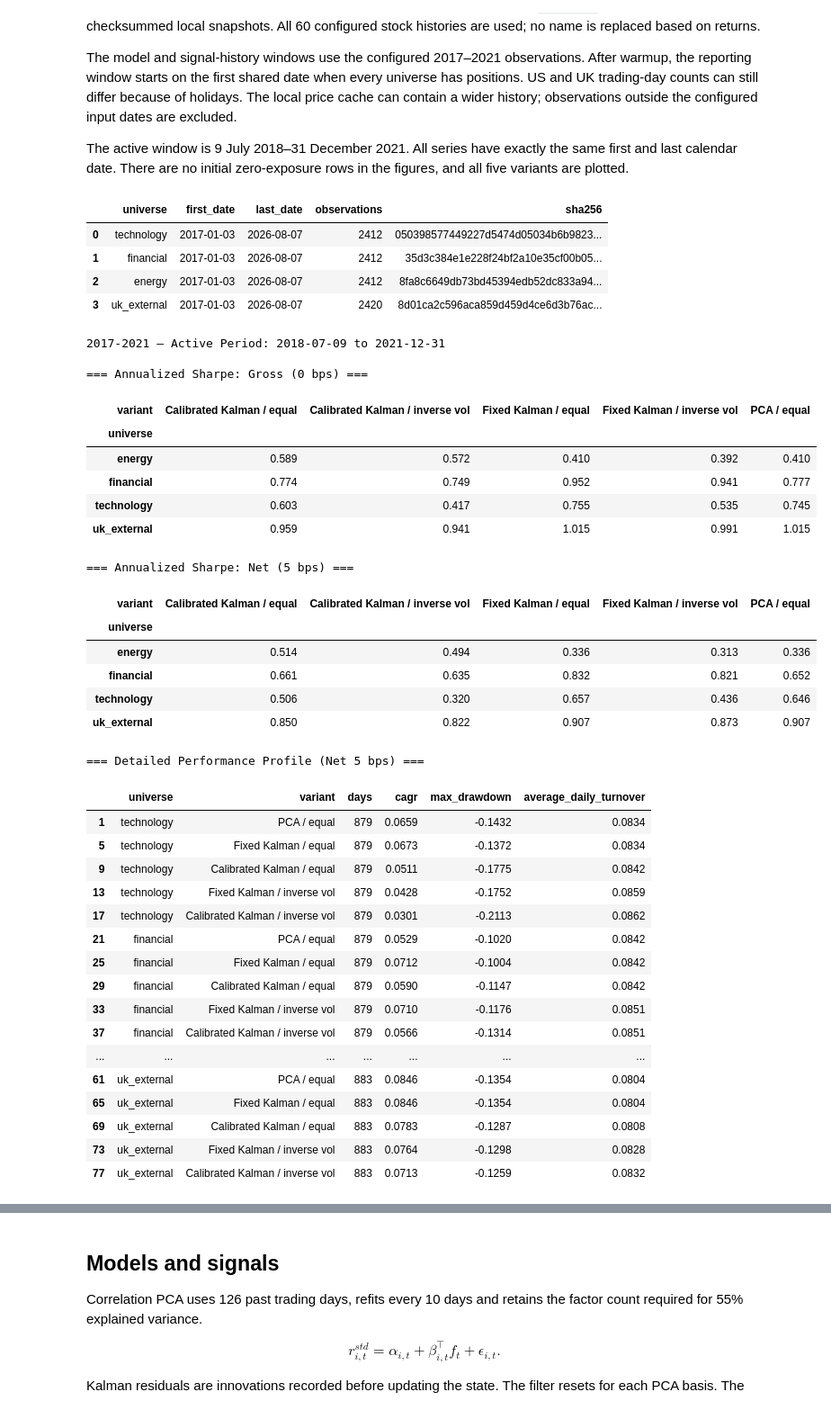
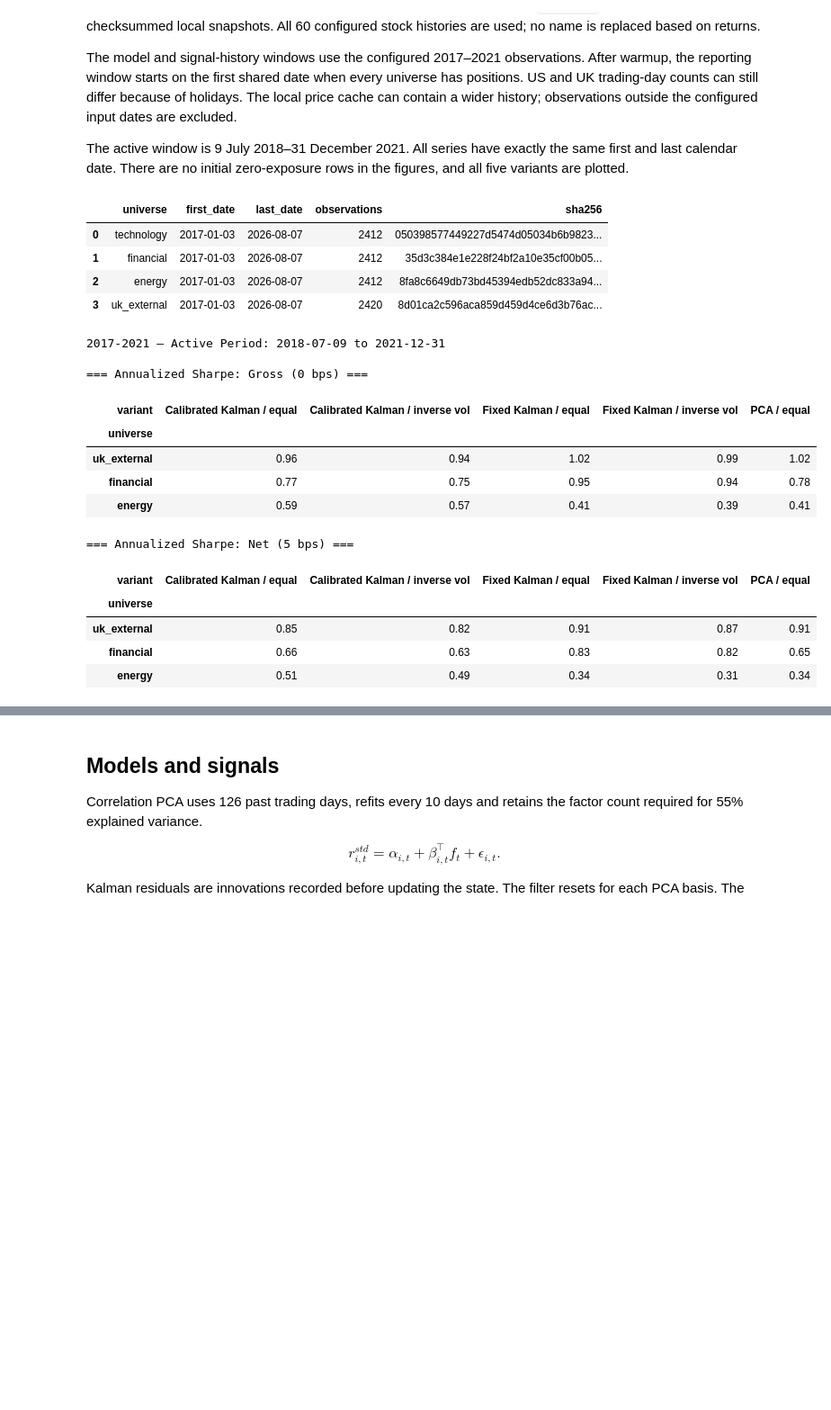
Before and after one commit to Juliansaiani/pca-kalman-stat-arb, a Jupyter notebook: notebooks/research.ipynb, the cells around one changed output, grey strips where cells are left out. Shown at 90% size. Saved outputs shown, nothing was run; the diff lists cells and outputs as text; code cells hidden in the pictures; blank space fills up the shorter version.

Commit message:
Docs: Feature Gross Sharpe table with UK Equities first, streamline tables and notebook

```diff
--- a/notebooks/research.ipynb
+++ b/notebooks/research.ipynb
@@ -7,12 +7,15 @@ from pathlib import Path
 import pandas as pd
 from IPython.display import display, Image
 from equity_stat_arb.period_comparison import run
-ROOT = next(p for p in (Path.cwd(), *Path.cwd().parents) if (p / "src/equity_stat_arb").exists())
+candidates = [Path.cwd(), *Path.cwd().parents]
+ROOT = next((p for p in candidates if (p / 'src/equity_stat_arb').exists()), None)
+if ROOT is None:
+    ROOT = next(p / 'pca-kalman-stat-arb' for p in candidates if (p / 'pca-kalman-stat-arb/src/equity_stat_arb').exists())
 manifest = run(ROOT)
-OUTPUT = ROOT / "artifacts/period_comparison"
-metrics = pd.read_csv(OUTPUT / "metrics.csv")
-daily = pd.read_parquet(OUTPUT / "daily_returns.parquet")
-display(pd.DataFrame(manifest["samples"]))
+OUTPUT = ROOT / 'artifacts/period_comparison'
+metrics = pd.read_csv(OUTPUT / 'metrics.csv')
+daily = pd.read_parquet(OUTPUT / 'daily_returns.parquet')
+display(pd.DataFrame(manifest['samples']))
 # %% [output]
 Evaluating 2017-2021: technology
 Evaluating 2017-2021: financial
@@ -44,66 +47,46 @@ The active window is 9 July 2018–31 December 2021. All series have exactly the
 # %%
 display(pd.DataFrame(manifest["prices"])[["universe", "first_date", "last_date", "observations", "sha256"]])
 
 gross = metrics[metrics.cost_bps == 0]
 net_5 = metrics[metrics.cost_bps == 5]
 
 for sample in manifest["samples"]:
     name = sample["sample"]
     print(name, "— Active Period:", sample["start"], "to", sample["end"])
     print("\n=== Annualized Sharpe: Gross (0 bps) ===")
     g_sub = gross[gross["sample"] == name]
-    display(g_sub.pivot(index="universe", columns="variant", values="sharpe").round(3))
+    g_pivot = g_sub.pivot(index="universe", columns="variant", values="sharpe").round(2)
+    order = [u for u in ["uk_external", "financial", "energy"] if u in g_pivot.index]
+    display(g_pivot.loc[order])
 
     print("\n=== Annualized Sharpe: Net (5 bps) ===")
     n_sub = net_5[net_5["sample"] == name]
-    display(n_sub.pivot(index="universe", columns="variant", values="sharpe").round(3))
-
-    print("\n=== Detailed Performance Profile (Net 5 bps) ===")
-    display(n_sub[["universe", "variant", "days", "cagr", "max_drawdown", "average_daily_turnover"]].round(4))
+    n_pivot = n_sub.pivot(index="universe", columns="variant", values="sharpe").round(2)
+    display(n_pivot.loc[order])
 
     display(Image(filename=str(OUTPUT / (name + ".png"))))
     if (ROOT / "artifacts/gross_vs_net.png").exists():
         display(Image(filename=str(ROOT / "artifacts/gross_vs_net.png")))
 # %% [output]
 |  | universe | first_date | last_date | observations | sha256 |
 | 0 | technology | 2017-01-03 | 2026-08-07 | 2412 | 050398577449227d5474d05034b6b9823... |
 | 1 | financial | 2017-01-03 | 2026-08-07 | 2412 | 35d3c384e1e228f24bf2a10e35cf00b05... |
 | 2 | energy | 2017-01-03 | 2026-08-07 | 2412 | 8fa8c6649db73bd45394edb52dc833a94... |
 | 3 | uk_external | 2017-01-03 | 2026-08-07 | 2420 | 8d01ca2c596aca859d459d4ce6d3b76ac... |
 2017-2021 — Active Period: 2018-07-09 to 2021-12-31
 
 === Annualized Sharpe: Gross (0 bps) ===
 | variant | Calibrated Kalman / equal | Calibrated Kalman / inverse vol | Fixed Kalman / equal | Fixed Kalman / inverse vol | PCA / equal |
 | universe |  |  |  |  |  |
-| energy | 0.589 | 0.572 | 0.410 | 0.392 | 0.410 |
-| financial | 0.774 | 0.749 | 0.952 | 0.941 | 0.777 |
-| technology | 0.603 | 0.417 | 0.755 | 0.535 | 0.745 |
-| uk_external | 0.959 | 0.941 | 1.015 | 0.991 | 1.015 |
+| uk_external | 0.96 | 0.94 | 1.02 | 0.99 | 1.02 |
+| financial | 0.77 | 0.75 | 0.95 | 0.94 | 0.78 |
+| energy | 0.59 | 0.57 | 0.41 | 0.39 | 0.41 |
 === Annualized Sharpe: Net (5 bps) ===
 | variant | Calibrated Kalman / equal | Calibrated Kalman / inverse vol | Fixed Kalman / equal | Fixed Kalman / inverse vol | PCA / equal |
 | universe |  |  |  |  |  |
-| energy | 0.514 | 0.494 | 0.336 | 0.313 | 0.336 |
-| financial | 0.661 | 0.635 | 0.832 | 0.821 | 0.652 |
-| technology | 0.506 | 0.320 | 0.657 | 0.436 | 0.646 |
-| uk_external | 0.850 | 0.822 | 0.907 | 0.873 | 0.907 |
+| uk_external | 0.85 | 0.82 | 0.91 | 0.87 | 0.91 |
+| financial | 0.66 | 0.63 | 0.83 | 0.82 | 0.65 |
+| energy | 0.51 | 0.49 | 0.34 | 0.31 | 0.34 |
-=== Detailed Performance Profile (Net 5 bps) ===
-|  | universe | variant | days | cagr | max_drawdown | average_daily_turnover |
-| 1 | technology | PCA / equal | 879 | 0.0659 | -0.1432 | 0.0834 |
-| 5 | technology | Fixed Kalman / equal | 879 | 0.0673 | -0.1372 | 0.0834 |
-| 9 | technology | Calibrated Kalman / equal | 879 | 0.0511 | -0.1775 | 0.0842 |
-| 13 | technology | Fixed Kalman / inverse vol | 879 | 0.0428 | -0.1752 | 0.0859 |
-| 17 | technology | Calibrated Kalman / inverse vol | 879 | 0.0301 | -0.2113 | 0.0862 |
-| 21 | financial | PCA / equal | 879 | 0.0529 | -0.1020 | 0.0842 |
-| 25 | financial | Fixed Kalman / equal | 879 | 0.0712 | -0.1004 | 0.0842 |
-| 29 | financial | Calibrated Kalman / equal | 879 | 0.0590 | -0.1147 | 0.0842 |
-| 33 | financial | Fixed Kalman / inverse vol | 879 | 0.0710 | -0.1176 | 0.0851 |
-| 37 | financial | Calibrated Kalman / inverse vol | 879 | 0.0566 | -0.1314 | 0.0851 |
-| ... | ... | ... | ... | ... | ... | ... |
-| 61 | uk_external | PCA / equal | 883 | 0.0846 | -0.1354 | 0.0804 |
-| 65 | uk_external | Fixed Kalman / equal | 883 | 0.0846 | -0.1354 | 0.0804 |
-| 69 | uk_external | Calibrated Kalman / equal | 883 | 0.0783 | -0.1287 | 0.0808 |
-| 73 | uk_external | Fixed Kalman / inverse vol | 883 | 0.0764 | -0.1298 | 0.0828 |
-| 77 | uk_external | Calibrated Kalman / inverse vol | 883 | 0.0713 | -0.1259 | 0.0832 |
 [figure]
 [figure]
 # %% [markdown]
```
Also changed, not shown: 1 other file.
